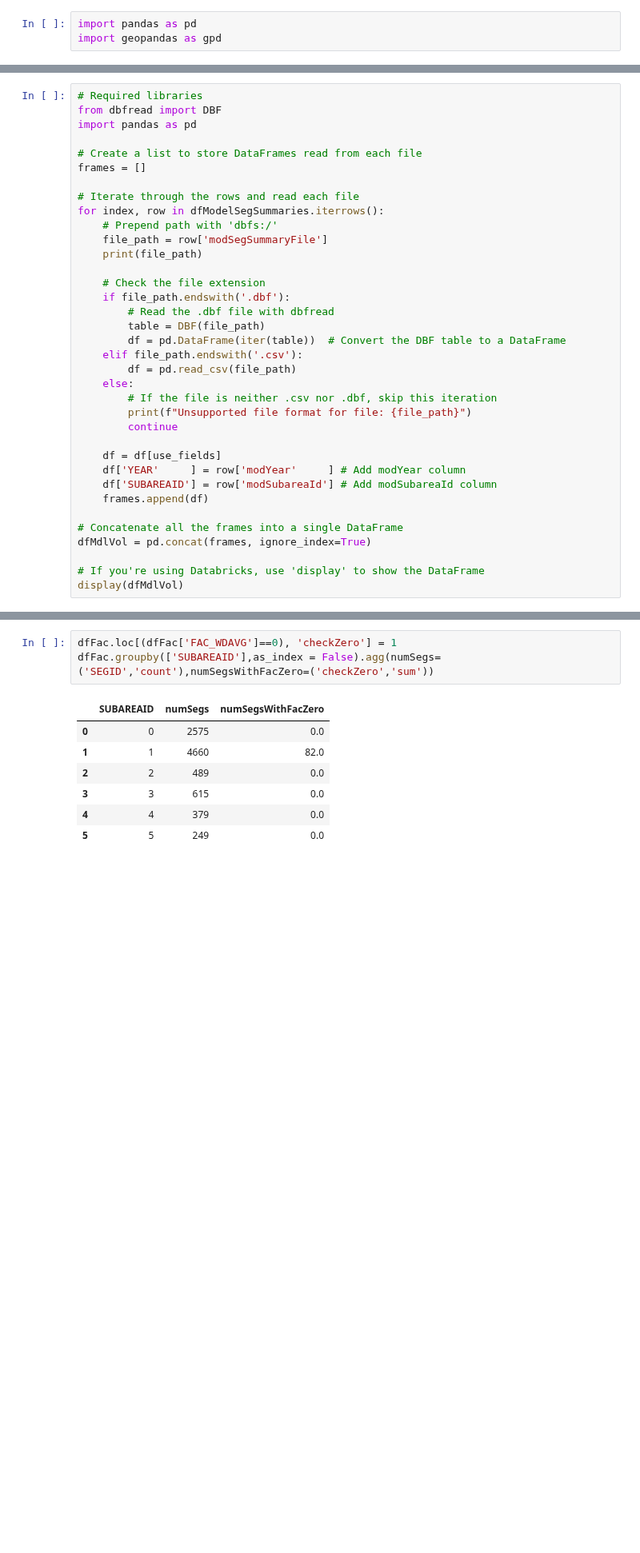
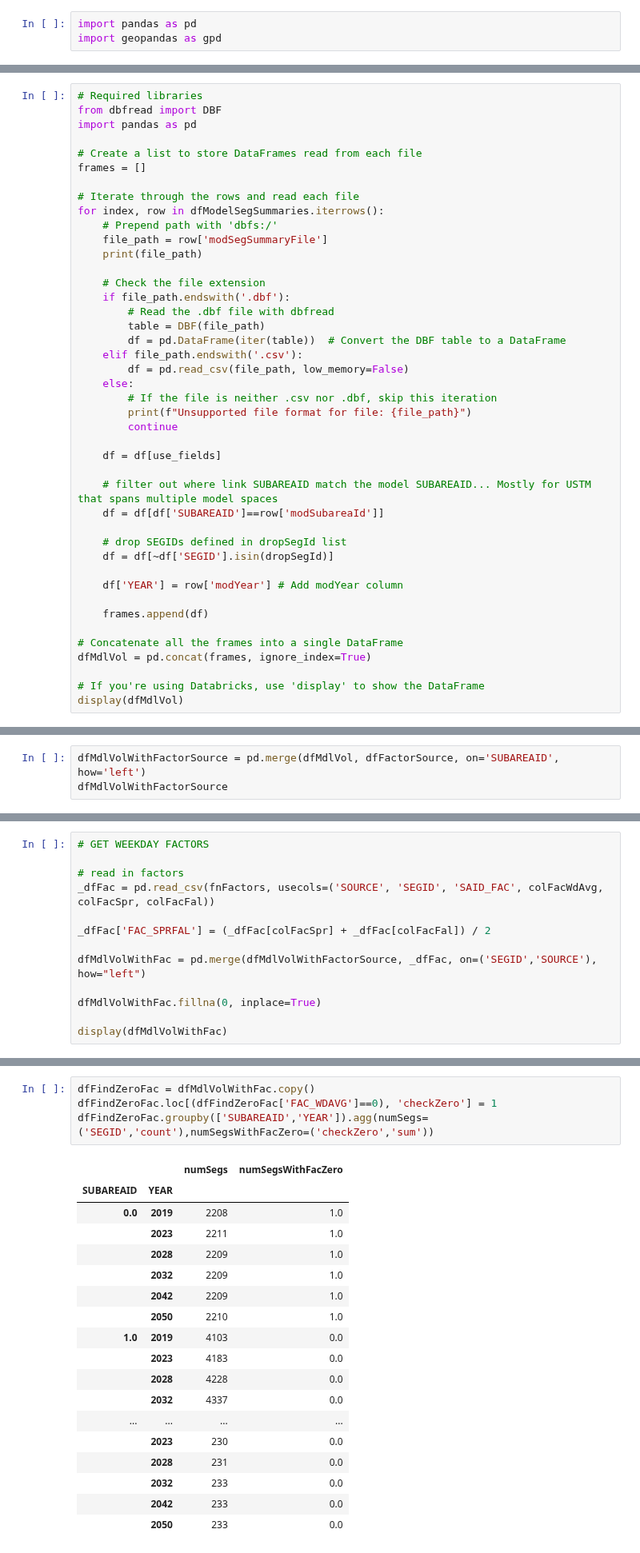
Before and after one commit to WFRCAnalytics/Traffic-Volume-Forecasts, a Jupyter notebook: 3-Prepare-Model-Forecasts.ipynb, the cells around one changed output, grey strips where cells are left out. Shown at 80% size. Cells and saved outputs as stored; diff of their text form; blank space fills up the shorter version.

```diff
--- a/3-Prepare-Model-Forecasts.ipynb
+++ b/3-Prepare-Model-Forecasts.ipynb
@@ -82,15 +113,22 @@ for index, row in dfModelSegSummaries.iterrows():
         table = DBF(file_path)
         df = pd.DataFrame(iter(table))  # Convert the DBF table to a DataFrame
     elif file_path.endswith('.csv'):
-        df = pd.read_csv(file_path)
+        df = pd.read_csv(file_path, low_memory=False)
     else:
         # If the file is neither .csv nor .dbf, skip this iteration
         print(f"Unsupported file format for file: {file_path}")
         continue
 
     df = df[use_fields]
-    df['YEAR'     ] = row['modYear'     ] # Add modYear column
-    df['SUBAREAID'] = row['modSubareaId'] # Add modSubareaId column
+
+    # filter out where link SUBAREAID match the model SUBAREAID... Mostly for USTM that spans multiple model spaces
+    df = df[df['SUBAREAID']==row['modSubareaId']]
+
+    # drop SEGIDs defined in dropSegId list
+    df = df[~df['SEGID'].isin(dropSegId)]
+
+    df['YEAR'] = row['modYear'] # Add modYear column
+
     frames.append(df)
 
 # Concatenate all the frames into a single DataFrame
@@ -163,0 +172,3 @@ display(dfFac)
+# %%
+dfMdlVolWithFactorSource = pd.merge(dfMdlVol, dfFactorSource, on='SUBAREAID', how='left')
+dfMdlVolWithFactorSource
@@ -163,0 +189,13 @@ display(dfFac)
+# %%
+# GET WEEKDAY FACTORS
+
+# read in factors
+_dfFac = pd.read_csv(fnFactors, usecols=('SOURCE', 'SEGID', 'SAID_FAC', colFacWdAvg, colFacSpr, colFacFal))
+
+_dfFac['FAC_SPRFAL'] = (_dfFac[colFacSpr] + _dfFac[colFacFal]) / 2
+
+dfMdlVolWithFac = pd.merge(dfMdlVolWithFactorSource, _dfFac, on=('SEGID','SOURCE'), how="left")
+
+dfMdlVolWithFac.fillna(0, inplace=True)
+
+display(dfMdlVolWithFac)
@@ -164,11 +218,23 @@ display(dfFac)
 # %%
-dfFac.loc[(dfFac['FAC_WDAVG']==0), 'checkZero'] = 1
-dfFac.groupby(['SUBAREAID'],as_index = False).agg(numSegs=('SEGID','count'),numSegsWithFacZero=('checkZero','sum'))
+dfFindZeroFac = dfMdlVolWithFac.copy()
+dfFindZeroFac.loc[(dfFindZeroFac['FAC_WDAVG']==0), 'checkZero'] = 1
+dfFindZeroFac.groupby(['SUBAREAID','YEAR']).agg(numSegs=('SEGID','count'),numSegsWithFacZero=('checkZero','sum'))
 # %% [output]
-|  | SUBAREAID | numSegs | numSegsWithFacZero |
-| 0 | 0 | 2575 | 0.0 |
-| 1 | 1 | 4660 | 82.0 |
-| 2 | 2 | 489 | 0.0 |
-| 3 | 3 | 615 | 0.0 |
-| 4 | 4 | 379 | 0.0 |
-| 5 | 5 | 249 | 0.0 |
+|  |  | numSegs | numSegsWithFacZero |
+| SUBAREAID | YEAR |  |  |
+| 0.0 | 2019 | 2208 | 1.0 |
+|  | 2023 | 2211 | 1.0 |
+|  | 2028 | 2209 | 1.0 |
+|  | 2032 | 2209 | 1.0 |
+|  | 2042 | 2209 | 1.0 |
+|  | 2050 | 2210 | 1.0 |
+| 1.0 | 2019 | 4103 | 0.0 |
+|  | 2023 | 4183 | 0.0 |
+|  | 2028 | 4228 | 0.0 |
+|  | 2032 | 4337 | 0.0 |
+| ... | ... | ... | ... |
+|  | 2023 | 230 | 0.0 |
+|  | 2028 | 231 | 0.0 |
+|  | 2032 | 233 | 0.0 |
+|  | 2042 | 233 | 0.0 |
+|  | 2050 | 233 | 0.0 |
```
Also changed, not shown: parts of 33 cells of this notebook, 12 other files.
